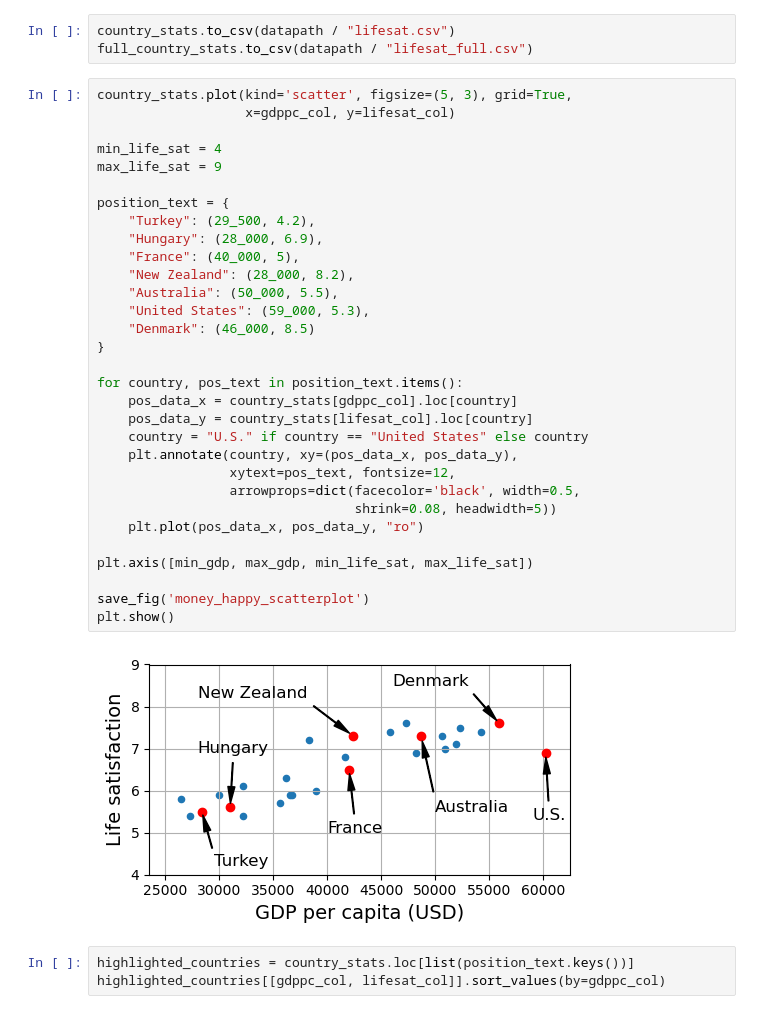
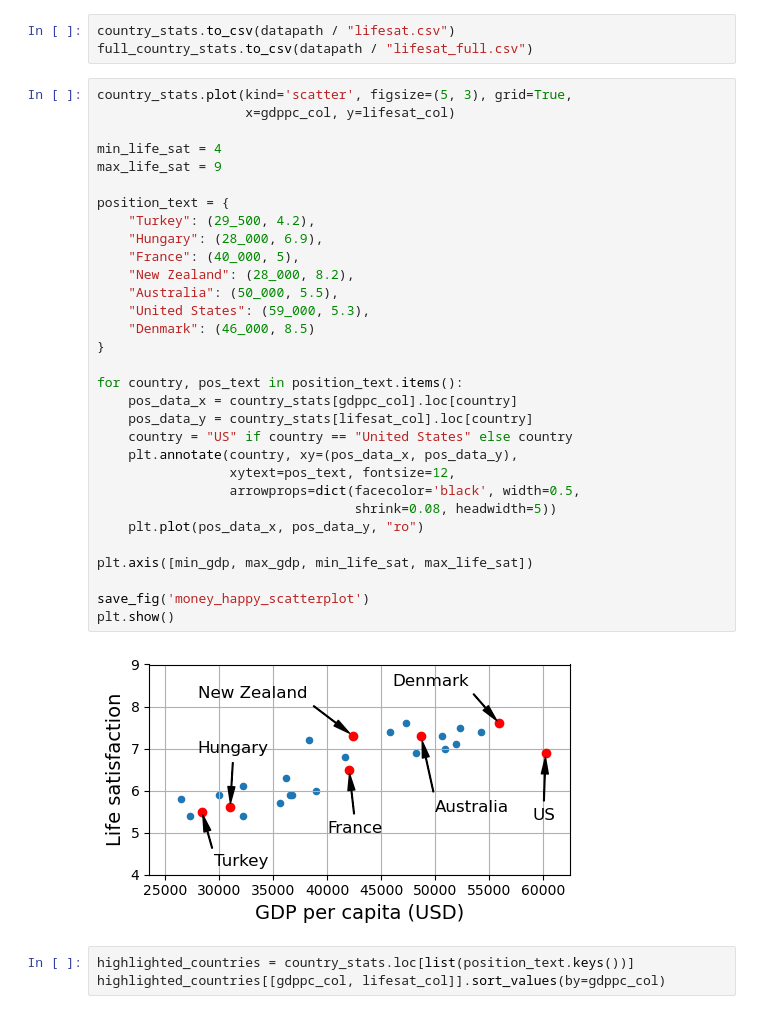
Before and after one commit to niuers/handson-mlp, a Jupyter notebook: 01_the_machine_learning_landscape.ipynb, the cells around one changed output. Cells and saved outputs as stored; diff of their text form.

```diff
--- a/01_the_machine_learning_landscape.ipynb
+++ b/01_the_machine_learning_landscape.ipynb
@@ -217,35 +217,35 @@ full_country_stats.to_csv(datapath / "lifesat_full.csv")
 country_stats.plot(kind='scatter', figsize=(5, 3), grid=True,
                    x=gdppc_col, y=lifesat_col)
 
 min_life_sat = 4
 max_life_sat = 9
 
 position_text = {
     "Turkey": (29_500, 4.2),
     "Hungary": (28_000, 6.9),
     "France": (40_000, 5),
     "New Zealand": (28_000, 8.2),
     "Australia": (50_000, 5.5),
     "United States": (59_000, 5.3),
     "Denmark": (46_000, 8.5)
 }
 
 for country, pos_text in position_text.items():
     pos_data_x = country_stats[gdppc_col].loc[country]
     pos_data_y = country_stats[lifesat_col].loc[country]
-    country = "U.S." if country == "United States" else country
+    country = "US" if country == "United States" else country
     plt.annotate(country, xy=(pos_data_x, pos_data_y),
                  xytext=pos_text, fontsize=12,
                  arrowprops=dict(facecolor='black', width=0.5,
                                  shrink=0.08, headwidth=5))
     plt.plot(pos_data_x, pos_data_y, "ro")
 
 plt.axis([min_gdp, max_gdp, min_life_sat, max_life_sat])
 
 save_fig('money_happy_scatterplot')
 plt.show()
 # %% [output]
-[figure, old version]
+[figure, new version]
 # %%
 highlighted_countries = country_stats.loc[list(position_text.keys())]
 highlighted_countries[[gdppc_col, lifesat_col]].sort_values(by=gdppc_col)
```
